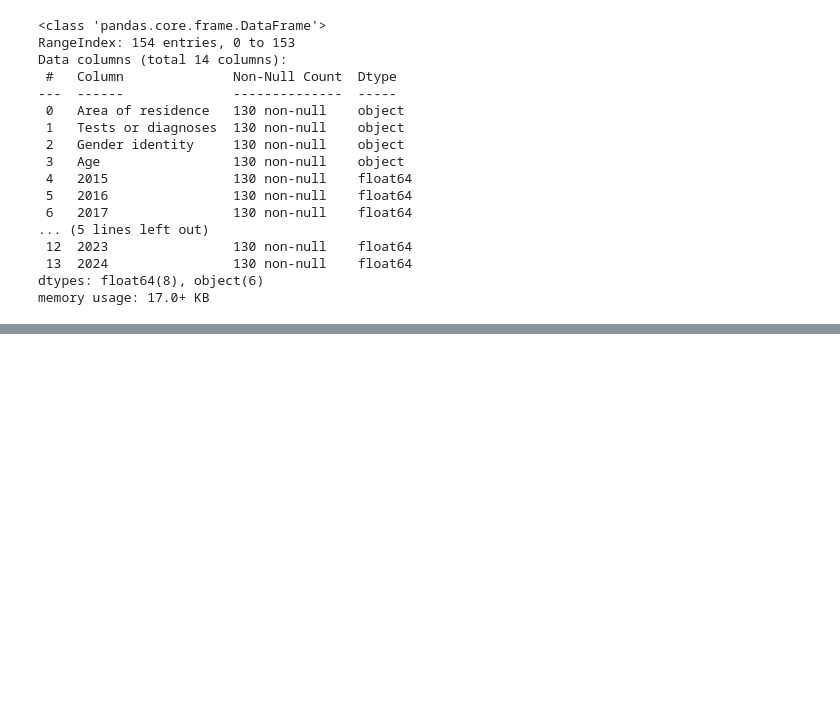
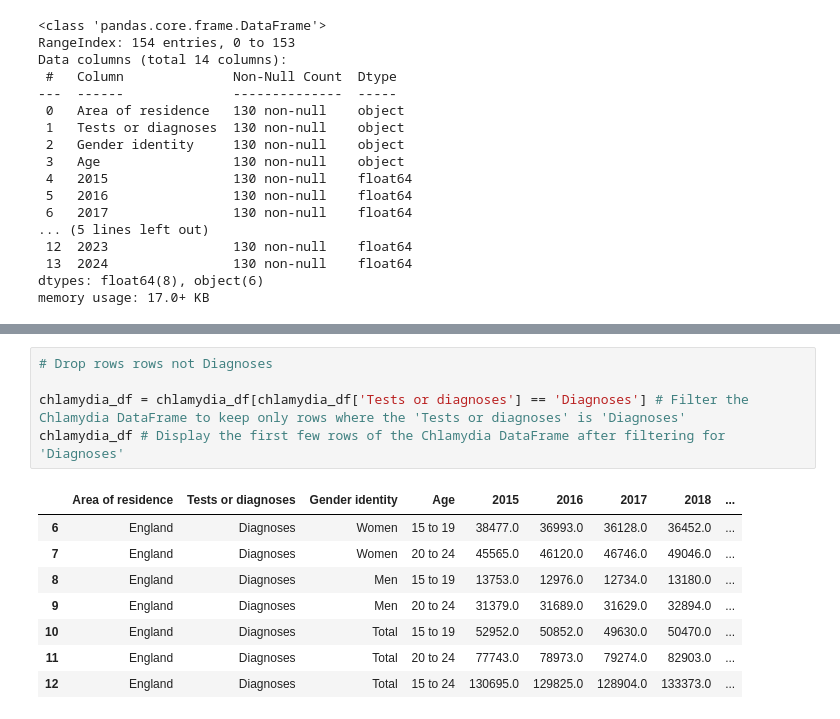
Before and after one commit to KiaraMartin/Final_Project_for_Peckham_DAZ_Introduction_to_Data_Science, a Jupyter notebook: Final_Project_V1.ipynb, the cells around one changed output, grey strips where cells are left out. Drawn from its saved outputs; the diff is of its cells as text; blank space fills up the shorter version.

```diff
--- a/Final_Project_V1.ipynb
+++ b/Final_Project_V1.ipynb
@@ -464,0 +535,14 @@ memory usage: 17.0+ KB
+# %%
+# Drop rows rows not Diagnoses
+
+chlamydia_df = chlamydia_df[chlamydia_df['Tests or diagnoses'] == 'Diagnoses'] # Filter the Chlamydia DataFrame to keep only rows where the 'Tests or diagnoses' is 'Diagnoses'
+chlamydia_df # Display the first few rows of the Chlamydia DataFrame after filtering for 'Diagnoses'
+# %% [output]
+|  | Area of residence | Tests or diagnoses | Gender identity | Age | 2015 | 2016 | 2017 | 2018 | ... |
+| 6 | England | Diagnoses | Women | 15 to 19 | 38477.0 | 36993.0 | 36128.0 | 36452.0 | ... |
+| 7 | England | Diagnoses | Women | 20 to 24 | 45565.0 | 46120.0 | 46746.0 | 49046.0 | ... |
+| 8 | England | Diagnoses | Men | 15 to 19 | 13753.0 | 12976.0 | 12734.0 | 13180.0 | ... |
+| 9 | England | Diagnoses | Men | 20 to 24 | 31379.0 | 31689.0 | 31629.0 | 32894.0 | ... |
+| 10 | England | Diagnoses | Total | 15 to 19 | 52952.0 | 50852.0 | 49630.0 | 50470.0 | ... |
+| 11 | England | Diagnoses | Total | 20 to 24 | 77743.0 | 78973.0 | 79274.0 | 82903.0 | ... |
+| 12 | England | Diagnoses | Total | 15 to 24 | 130695.0 | 129825.0 | 128904.0 | 133373.0 | ... |
```
Also changed, not shown: parts of 15 cells of this notebook.
